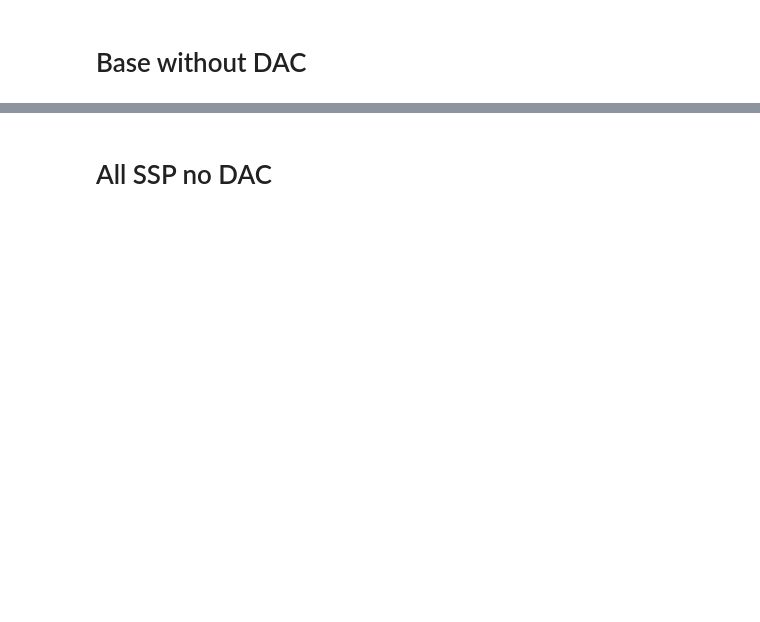
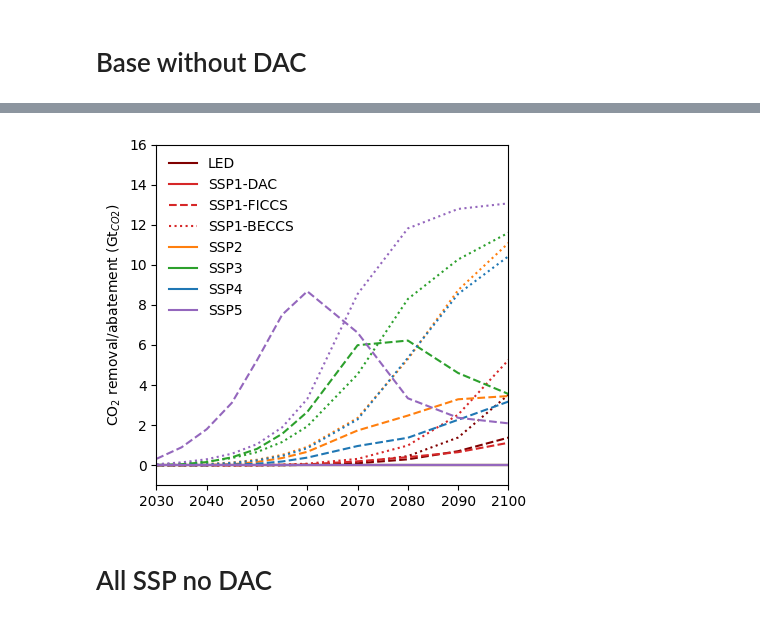
Before and after one commit to ywpratama/message_ix, a Jupyter notebook: tutorial/dac_scenarios/SSPs/[SSP_dev] Summary Report_MESSAGE-Materials-DAC v2.ipynb, the cells around one changed output, grey strips where cells are left out. Drawn from its saved outputs; the diff is of its cells as text; code cells hidden in the pictures; blank space fills up the shorter version.

```diff
--- a/tutorial/dac_scenarios/SSPs/[SSP_dev] Summary Report_MESSAGE-Materials-DAC v2.ipynb
+++ b/tutorial/dac_scenarios/SSPs/[SSP_dev] Summary Report_MESSAGE-Materials-DAC v2.ipynb
@@ -21,9 +21,8 @@ from message_ix.tools.add_dac import get_values
 # %% [output]
 [interactive output not drawn]
 # %%
-colors = {"SSP1":"tab:red","SSP2":"tab:orange","SSP3":"tab:green","SSP4":"tab:blue","SSP5":"tab:purple",}
-lines = ["-","--","-.",":",(0, (3, 1, 1, 1, 1, 1))]
-ssps = ["SSP1","SSP2","SSP5"]
-ssps = ["SSP2"]
+colors = {"LED":"maroon","SSP1":"tab:red","SSP2":"tab:orange","SSP3":"tab:green","SSP4":"tab:blue","SSP5":"tab:purple",}
+lines = ["-","-","--","-.",":",(0, (3, 1, 1, 1, 1, 1))]
+ssps = ["LED","SSP1","SSP2","SSP3","SSP4","SSP5"]
 # %% [markdown]
 # Base without DAC
@@ -107,2 +29,81 @@ mp.close_db()
+# %%
+
+dactec = ['dac_lt','dac_hte','dac_htg']
+
+
+mp = ixmp.Platform()
+
+plt.figure(figsize=(4.5,4))
+
+dacrem = {f"SSP_dev_{ssp}_v1.0_materials-dac-co2split":
+         {f"1000f_no-dac": []}
+         for ssp in ssps}
+
+ccsrem = {f"SSP_dev_{ssp}_v1.0_materials-dac-co2split":
+         {f"1000f_no-dac": []}
+         for ssp in ssps}
+
+beccsrem = {f"SSP_dev_{ssp}_v1.0_materials-dac-co2split":
+         {f"1000f_no-dac": []}
+         for ssp in ssps}
+
+
+for k,v in dacrem.items():
+    for k1,v1 in v.items():
+        scen = message_ix.Scenario(mp, model=k, scenario=k1)
+        dacremoval = (scen.var("ACT",{"technology":"co2_trans1","mode":"M2"})
+                   .set_index(["node_loc","technology","year_vtg","year_act","mode","time"])
+                   .droplevel(["mode","time"])).mul(3.667).div(1000)
+        dacremoval = dacremoval.groupby("year_act").sum()["lvl"]
+        dacrem[k][k1] = dacremoval
+
+        ccsremoval = (scen.var("ACT",{"technology":"co2_trans1","mode":"M1"})
+                   .set_index(["node_loc","technology","year_vtg","year_act","mode","time"])
+                   .droplevel(["mode","time"])).mul(3.667).div(1000)
+        ccsremoval = ccsremoval.groupby("year_act").sum()["lvl"]
+        ccsrem[k][k1] = ccsremoval
+
+        beccsremoval = (scen.var("ACT",{"technology":"co2_trans2","mode":"M1"})
+                   .set_index(["node_loc","technology","year_vtg","year_act","mode","time"])
+                   .droplevel(["mode","time"])).mul(3.667).div(1000)
+        beccsremoval = beccsremoval.groupby("year_act").sum()["lvl"]
+        beccsrem[k][k1] = beccsremoval
+
+
+techs_lines = {"DAC":"-","FICCS":"--","BECCS":":"}
+for ssp in ssps:
+    model = f"SSP_dev_{ssp}_v1.0_materials-dac-co2split"
+    scenario = f"1000f_no-dac"
+    for tech in techs_lines.keys():
+        if tech == "DAC":
+            val = dacrem[model][scenario]
+        elif tech == "FICCS":
+            val = ccsrem[model][scenario]
+        else:
+            val = beccsrem[model][scenario]
+
+        if ssp == "SSP1":
+            kwargs = {"label": f"{ssp}-{tech}","ls":techs_lines[tech]}
+        elif ssp != "SSP1" and tech == 'DAC':
+            kwargs = {"label": f"{ssp}","ls":techs_lines[tech]}
+        else:
+            kwargs = {"ls":techs_lines[tech]}
+
+        plt.plot(val, c=colors[ssp], **kwargs)
+
+
+plt.xlim(2030,2100)
+plt.xticks(range(2030,2110,10))
+plt.ylim(-1,16)
+plt.yticks(range(0,18,2))
+plt.ylabel("CO$_2$ removal/abatement (Gt$_{CO2}$)")
+plt.legend(frameon=False)
+plt.tight_layout()
+plt.savefig("Base-setup without DAC.jpeg",dpi=300)
+plt.show()
+
+mp.close_db()
+# %% [output]
+[figure, added]
 # %% [markdown]
 # All SSP no DAC
```
Also changed, not shown: parts of 18 cells of this notebook, 38 other files.
